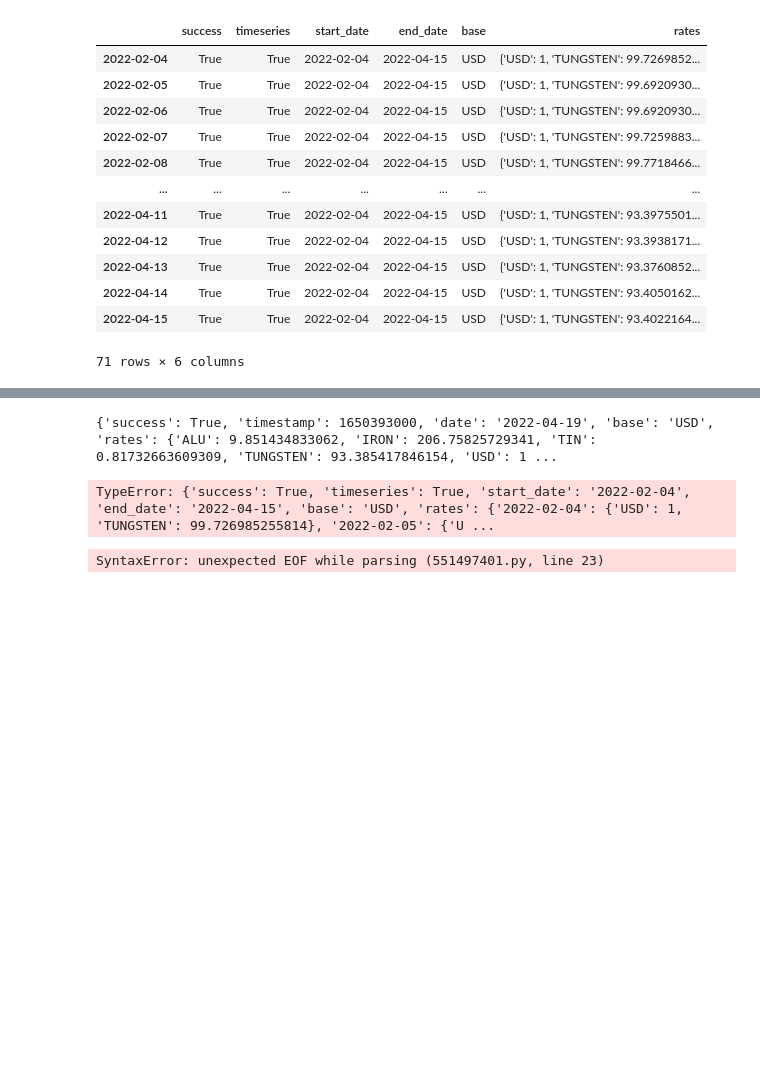
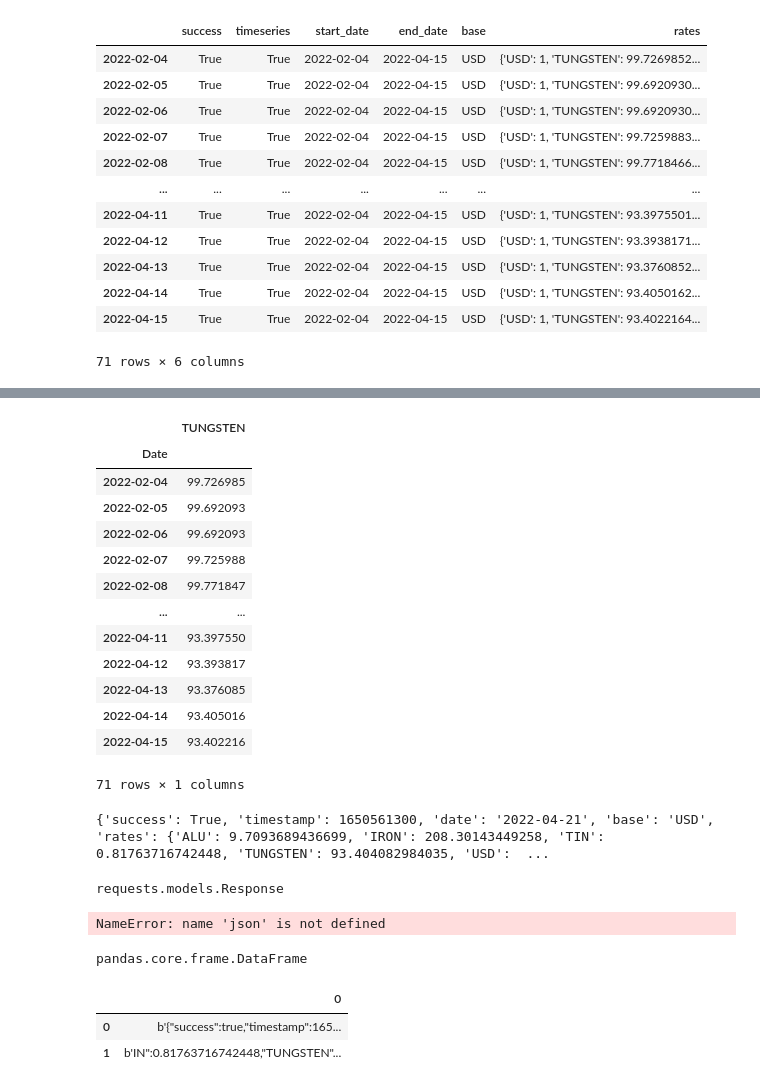
Before and after one commit to DiegoMerello/Final-Project-Ironhack, a Jupyter notebook: API request.ipynb, the cells around one changed output, grey strips where cells are left out. Drawn from its saved outputs; the diff is of its cells as text; code cells hidden in the pictures; blank space fills up the shorter version.

```diff
--- a/API request.ipynb
+++ b/API request.ipynb
@@ -107,6 +145,24 @@ dict
+# %%
+info.drop('USD', axis=1, inplace=True)
+info
+# %% [output]
+|  | TUNGSTEN |
+| Date |  |
+| 2022-02-04 | 99.726985 |
+| 2022-02-05 | 99.692093 |
+| 2022-02-06 | 99.692093 |
+| 2022-02-07 | 99.725988 |
+| 2022-02-08 | 99.771847 |
+| ... | ... |
+| 2022-04-11 | 93.397550 |
+| 2022-04-12 | 93.393817 |
+| 2022-04-13 | 93.376085 |
+| 2022-04-14 | 93.405016 |
+| 2022-04-15 | 93.402216 |
+71 rows × 1 columns
 # %%
 base_currency = 'USD'
-symbols = 'ALU,TUNGSTEN,TIN,IRON'
+symbols = 'ALU,TUNGSTEN,TIN,IRON, XCU'
 endpoint = 'latest'
 access_key = 'kw1gi2e747957w1xqebd3ok2hh7sgfljbt9q9f1y3hs37jxb2f9dcgh12xu4'
 
@@ -117,35 +173,12 @@ if resp5.status_code != 200:
     raise ApiError('GET /'+endpoint+'/ {}'.format(resp5.status_code))
 print(resp5.json())
 # %% [output]
-{'success': True, 'timestamp': 1650393000, 'date': '2022-04-19', 'base': 'USD', 'rates': {'ALU': 9.851434833062, 'IRON': 206.75825729341, 'TIN': 0.81732663609309, 'TUNGSTEN': 93.385417846154, 'USD': 1 ...
+{'success': True, 'timestamp': 1650561300, 'date': '2022-04-21', 'base': 'USD', 'rates': {'ALU': 9.7093689436699, 'IRON': 208.30143449258, 'TIN': 0.81763716742448, 'TUNGSTEN': 93.404082984035, 'USD':  ...
-# %%
-pd.json_normalize(
-    resp4, 'rates', ['USD','TUNGSTEN'])
-# %% [output]
-TypeError: {'success': True, 'timeseries': True, 'start_date': '2022-02-04', 'end_date': '2022-04-15', 'base': 'USD', 'rates': {'2022-02-04': {'USD': 1, 'TUNGSTEN': 99.726985255814}, '2022-02-05': {'U ...
-# %%
-data = [
-    {
-        "state": "Florida",
-        "shortname": "FL",
-        "info": {"governor": "Rick Scott"},
-        "counties": [
-            {"name": "Dade", "population": 12345},
-            {"name": "Broward", "population": 40000},
-            {"name": "Palm Beach", "population": 60000},
-        ],
-    },
-    {
-        "state": "Ohio",
-        "shortname": "OH",
-        "info": {"governor": "John Kasich"},
-        "counties": [
-            {"name": "Summit", "population": 1234},
-            {"name": "Cuyahoga", "population": 1337},
-        ],
-    },
-]
-result = pd.json_normalize(
-    data, "counties", ["state", "shortname", ["info", "governor"]]
-# %% [output]
-SyntaxError: unexpected EOF while parsing (551497401.py, line 23)
+# %%
+type(resp5)
+# %% [output]
+requests.models.Response
+# %%
+json.loads(resp5[0].text)
+# %% [output]
+NameError: name 'json' is not defined
@@ -151,0 +187,10 @@ SyntaxError: unexpected EOF while parsing (551497401.py, line 23)
+# %%
+type(info2)
+# %% [output]
+pandas.core.frame.DataFrame
+# %%
+info2
+# %% [output]
+|  | 0 |
+| 0 | b'{"success":true,"timestamp":165... |
+| 1 | b'IN":0.81763716742448,"TUNGSTEN"... |
```
Also changed, not shown: parts of 18 cells of this notebook.
